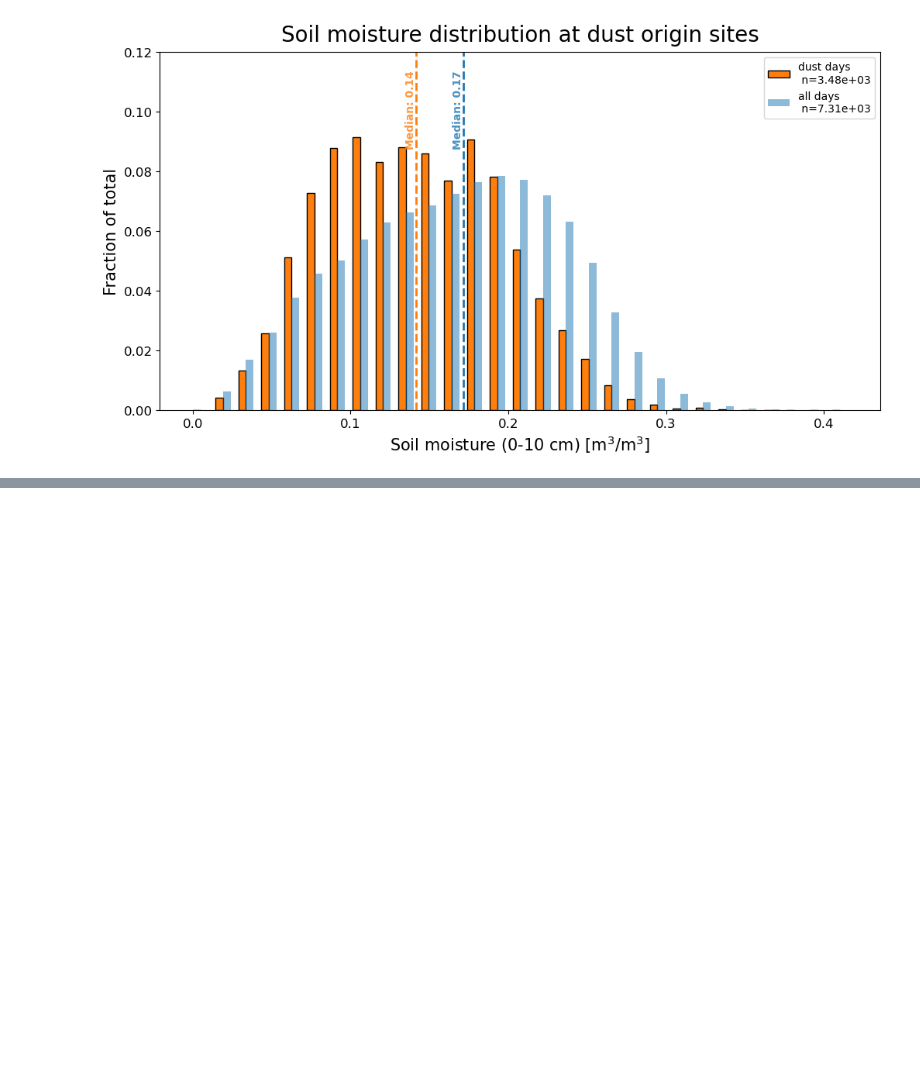
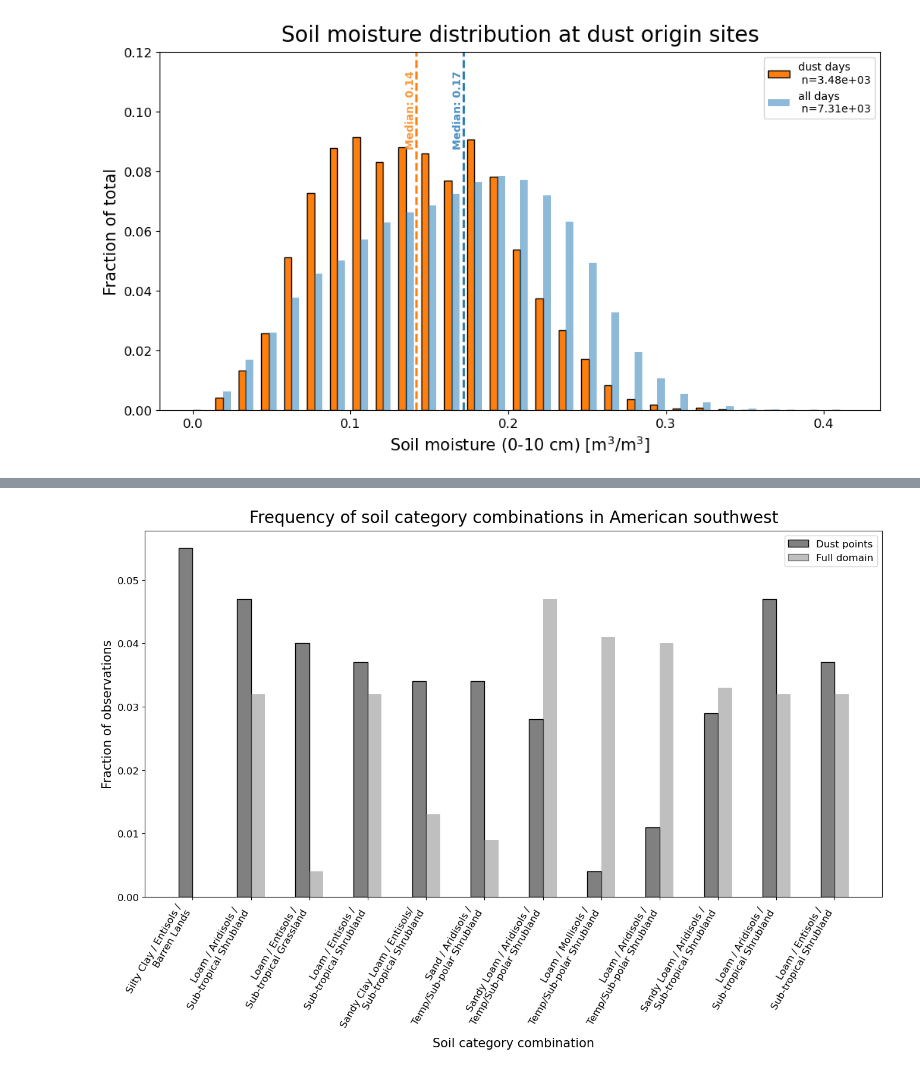
Before and after one commit to jesseturner/WLDAS_Analysis, a Jupyter notebook: ANALYSIS_bar_charts.ipynb, the cells around one changed output, grey strips where cells are left out. Drawn from its saved outputs; the diff is of its cells as text; code cells hidden in the pictures; blank space fills up the shorter version.

```diff
--- a/ANALYSIS_bar_charts.ipynb
+++ b/ANALYSIS_bar_charts.ipynb
@@ -227,0 +271,12 @@ Plotting moisture bar chart...
+# %%
+col_list = ['usage', 'texture', 'soil_order']
+control_df = (
+    control_ds[['usage', 'soil_texture', 'soil_order']]
+    .to_dataframe()
+    .reset_index()
+)
+control_df = control_df.rename(columns={
+    'soil_texture': 'texture'
+})
+combo_three = combined_freq(col_list, dust_df, control_df)
+print(combo_three.sort_values('control_freq', ascending=False)[:6])
@@ -227,0 +299,64 @@ Plotting moisture bar chart...
+# %%
+fig, ax = plt.subplots(figsize=(16, 8))
+
+n_categories=12
+x = np.arange(n_categories)
+width = 0.24
+
+ax.bar(x[0] - width/2, combo_three['dust_freq'][27], width=width, color="grey", edgecolor="black", label="Dust points")
+ax.bar(x[0] + width/2, combo_three['control_freq'][27], width=width, color="grey", alpha=0.5, label="Full domain")
+ax.bar(x[1] - width/2, combo_three['dust_freq'][301], width=width, color="grey", edgecolor="black", label="Dust points")
+ax.bar(x[1] + width/2, combo_three['control_freq'][301], width=width, color="grey", alpha=0.5, label="Full domain")
+ax.bar(x[2] - width/2, combo_three['dust_freq'][277], width=width, color="grey", edgecolor="black", label="Dust points")
+ax.bar(x[2] + width/2, combo_three['control_freq'][277], width=width, color="grey", alpha=0.5, label="Full domain")
+ax.bar(x[3] - width/2, combo_three['dust_freq'][302], width=width, color="grey", edgecolor="black", label="Dust points")
+ax.bar(x[3] + width/2, combo_three['control_freq'][302], width=width, color="grey", alpha=0.5, label="Full domain")
+ax.bar(x[4] - width/2, combo_three['dust_freq'][315], width=width, color="grey", edgecolor="black", label="Dust points")
+ax.bar(x[4] + width/2, combo_three['control_freq'][315], width=width, color="grey", alpha=0.5, label="Full domain")
+ax.bar(x[5] - width/2, combo_three['dust_freq'][231], width=width, color="grey", edgecolor="black", label="Dust points")
+ax.bar(x[5] + width/2, combo_three['control_freq'][231], width=width, color="grey", alpha=0.5, label="Full domain")
+ax.bar(x[6] - width/2, combo_three['dust_freq'][238], width=width, color="grey", edgecolor="black", label="Dust points")
+ax.bar(x[6] + width/2, combo_three['control_freq'][238], width=width, color="grey", alpha=0.5, label="Full domain")
+ax.bar(x[7] - width/2, combo_three['dust_freq'][216], width=width, color="grey", edgecolor="black", label="Dust points")
+ax.bar(x[7] + width/2, combo_three['control_freq'][216], width=width, color="grey", alpha=0.5, label="Full domain")
+ax.bar(x[8] - width/2, combo_three['dust_freq'][213], width=width, color="grey", edgecolor="black", label="Dust points")
+ax.bar(x[8] + width/2, combo_three['control_freq'][213], width=width, color="grey", alpha=0.5, label="Full domain")
+ax.bar(x[9] - width/2, combo_three['dust_freq'][319], width=width, color="grey", edgecolor="black", label="Dust points")
+ax.bar(x[9] + width/2, combo_three['control_freq'][319], width=width, color="grey", alpha=0.5, label="Full domain")
+ax.bar(x[10] - width/2, combo_three['dust_freq'][301], width=width, color="grey", edgecolor="black", label="Dust points")
+ax.bar(x[10] + width/2, combo_three['control_freq'][301], width=width, color="grey", alpha=0.5, label="Full domain")
+ax.bar(x[11] - width/2, combo_three['dust_freq'][302], width=width, color="grey", edgecolor="black", label="Dust points")
+ax.bar(x[11] + width/2, combo_three['control_freq'][302], width=width, color="grey", alpha=0.5, label="Full domain")
+
+
+ax.set_xticks(x)
+x_labels = ['Silty Clay / Entisols /\n Barren Lands',
+            'Loam / Aridisols / \n Sub-tropical Shrubland',
+            'Loam / Entisols / \n Sub-tropical Grassland',
+            'Loam / Entisols / \n Sub-tropical Shrubland',
+            'Sandy Clay Loam / Entisols/ \n Sub-tropical Shrubland',
+            'Sand / Aridisols / \n Temp/Sub-polar Shrubland',
+            'Sandy Loam / Aridisols / \n Temp/Sub-polar Shrubland',
+            'Loam / Mollisols / \n Temp/Sub-polar Shrubland',
+            'Loam / Aridisols / \n Temp/Sub-polar Shrubland',
+            'Sandy Loam / Aridisols / \n Sub-tropical Shrubland',
+            'Loam / Aridisols / \n Sub-tropical Shrubland',
+            'Loam / Entisols / \n Sub-tropical Shrubland',]
+
+ax.tick_params(labelsize=12)
+ax.set_xticklabels(x_labels, rotation=60, ha="right")
+ax.set_ylabel("Fraction of observations", fontsize=15)
+ax.set_xlabel("Soil category combination", fontsize=15)
+ax.set_title(f"Frequency of soil category combinations in American southwest", fontsize=20, pad=10)
+
+legend_elements = [
+    Patch(facecolor="gray", edgecolor="black", label="Dust points"),
+    Patch(facecolor="gray", edgecolor="black", alpha=0.5, label="Full domain")
+]
+ax.legend(handles=legend_elements, fontsize=12)
+
+plt.savefig(f"plots/6_combination_bar_chart.png",
+            dpi=300, bbox_inches='tight')
+plt.show()
+# %% [output]
+[figure, added]
```
Also changed, not shown: parts of 9 cells of this notebook.
